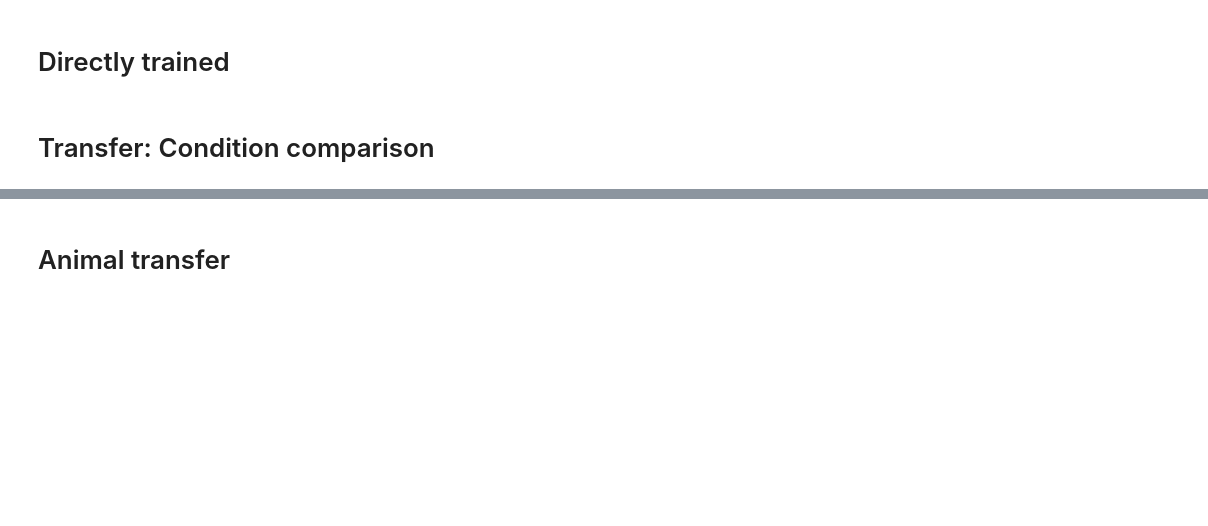
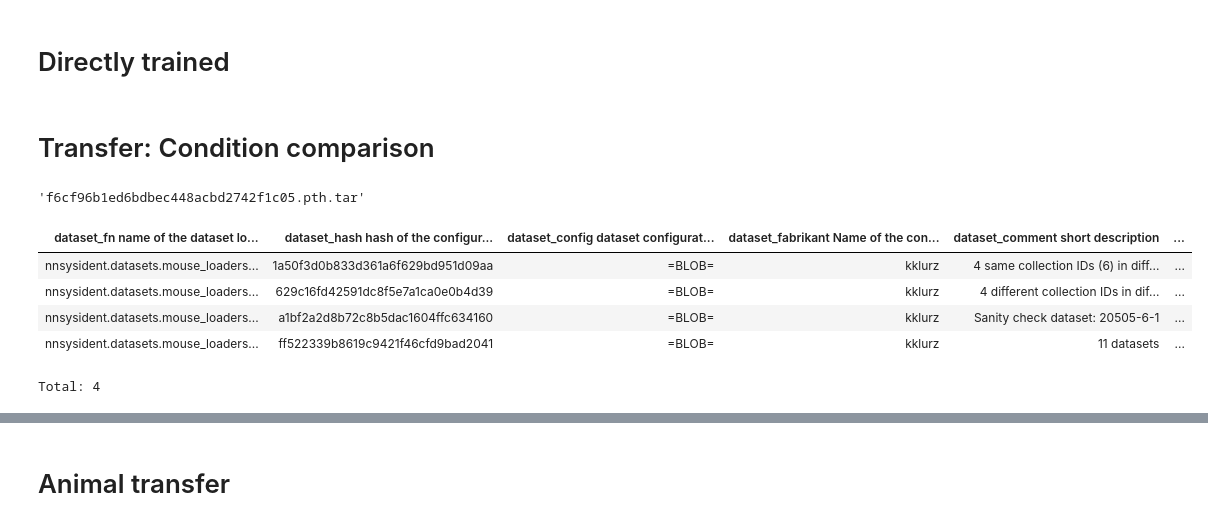
Before and after one commit to sinzlab/nnsysident, a Jupyter notebook: notebooks/Plots_real.ipynb, the cells around one changed output, grey strips where cells are left out. Saved outputs shown, nothing was run; the diff lists cells and outputs as text; code cells hidden in the pictures; blank space fills up the shorter version.

```diff
--- a/notebooks/Plots_real.ipynb
+++ b/notebooks/Plots_real.ipynb
@@ -284,0 +282,18 @@ data = pd.concat([direct_data, full_readout_data, full_core_data])
+# %%
+state_dict
+# %% [output]
+'f6cf96b1ed6bdbec448acbd2742f1c05.pth.tar'
+# %%
+comments = ['4 same collection IDs (6) in different animals, neuron_n=3600, image_n=4400',
+ '4 different collection IDs in different animals, neuron_n=3600, image_n=4400',
+ 'Sanity check dataset: 20505-6-1',
+ '11 datasets',
+]
+Dataset() & 'dataset_comment in {}'.format(tuple(comments))
+# %% [output]
+| dataset_fn name of the dataset lo... | dataset_hash hash of the configur... | dataset_config dataset configurat... | dataset_fabrikant Name of the con... | dataset_comment short description | ... |
+| nnsysident.datasets.mouse_loaders... | 1a50f3d0b833d361a6f629bd951d09aa | =BLOB= | kklurz | 4 same collection IDs (6) in diff... | ... |
+| nnsysident.datasets.mouse_loaders... | 629c16fd42591dc8f5e7a1ca0e0b4d39 | =BLOB= | kklurz | 4 different collection IDs in dif... | ... |
+| nnsysident.datasets.mouse_loaders... | a1bf2a2d8b72c8b5dac1604ffc634160 | =BLOB= | kklurz | Sanity check dataset: 20505-6-1 | ... |
+| nnsysident.datasets.mouse_loaders... | ff522339b8619c9421f46cfd9bad2041 | =BLOB= | kklurz | 11 datasets | ... |
+Total: 4
```
Also changed, not shown: parts of 18 cells of this notebook, 6 other files.
